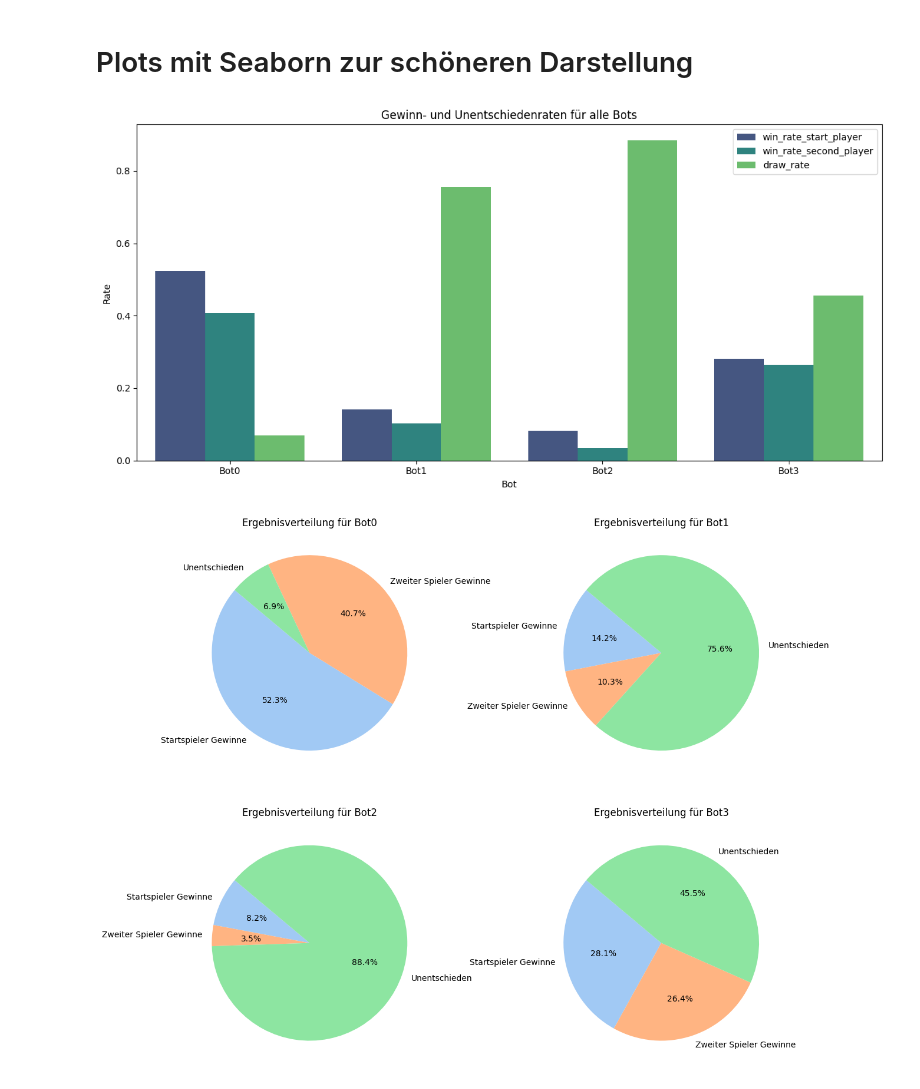
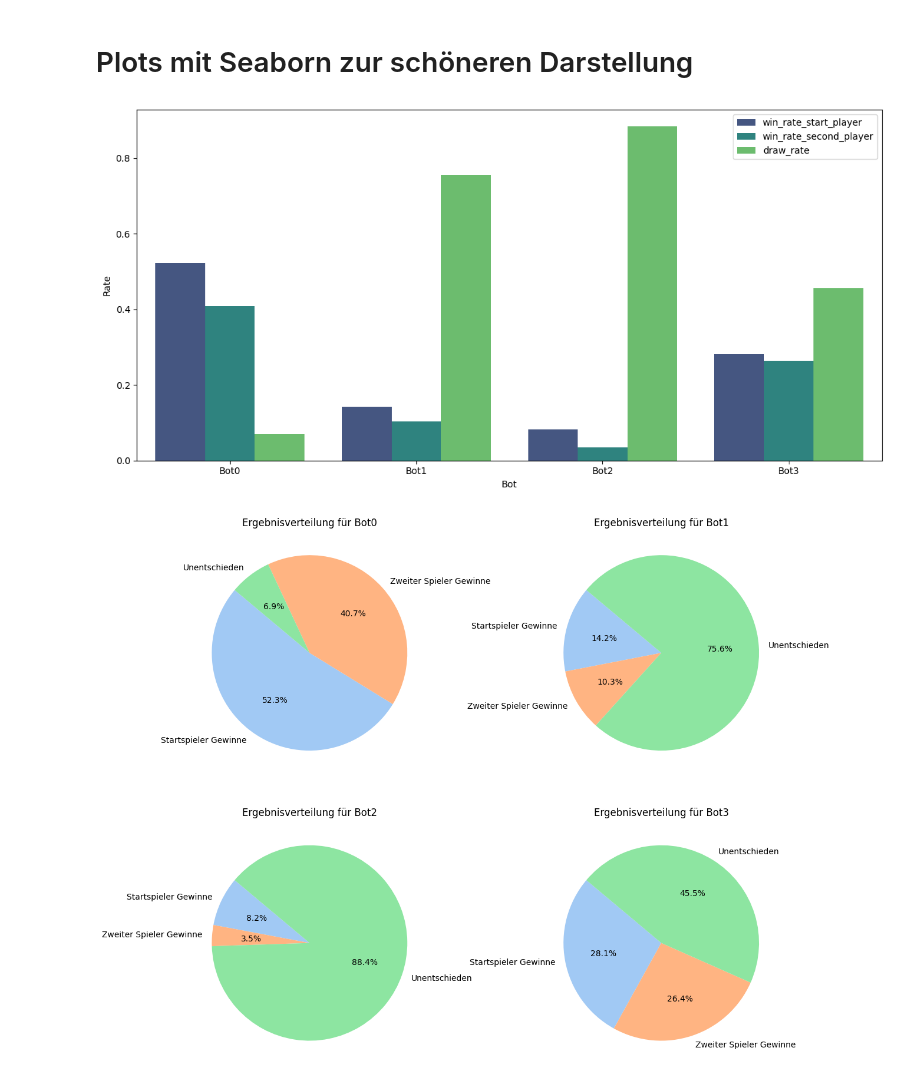
Before and after one commit to YolloPlays/MNK-DAISY, a Jupyter notebook: datascience.ipynb, the cells around one changed output. Saved outputs shown, nothing was run; the diff lists cells and outputs as text; code cells hidden in the pictures.

```diff
--- a/datascience.ipynb
+++ b/datascience.ipynb
@@ -112,32 +70,32 @@ results
 # %%
 # convert dict to dataframe for seaborn
 results_df = pd.DataFrame.from_dict(results, orient='index').reset_index().rename(columns={'index': 'Bot'})
 # depivot data
 results_df_melted = results_df.melt(id_vars=["Bot"], var_name="Ergebnis", value_name="Rate")
 bots = list(results.keys())
 
 # Bar charts
 plt.figure(figsize=(12, 6))
 sns.barplot(x='Bot', y='Rate', hue='Ergebnis', data=results_df_melted, palette='viridis')
-plt.title('Gewinn- und Unentschiedenraten für alle Bots')
+#plt.title('Gewinn- und Unentschiedenraten für alle Bots')
 plt.ylabel('Rate')
 plt.xlabel('Bot')
 plt.legend()
 plt.tight_layout()
 plt.show()
 
 # Pie Charts
 fig, axes = plt.subplots(2, 2, figsize=(12, 10))
 for i, bot_name in enumerate(bots):
     sizes = [results[bot_name]['win_rate_start_player'], results[bot_name]['win_rate_second_player'], results[bot_name]['draw_rate']]
     labels = ['Startspieler Gewinne', 'Zweiter Spieler Gewinne', 'Unentschieden']
     colors = sns.color_palette('pastel')[0:3]
     axes[i//2, i%2].pie(sizes, labels=labels, colors=colors, autopct='%1.1f%%', startangle=140)
     axes[i//2, i%2].set_title(f'Ergebnisverteilung für {bot_name}')
 
 plt.tight_layout()
 plt.show()
 # %% [output]
-[figure, old version]
+[figure, new version]
 [figure]
 # %%
```
Also changed, not shown: parts of 4 cells of this notebook.
